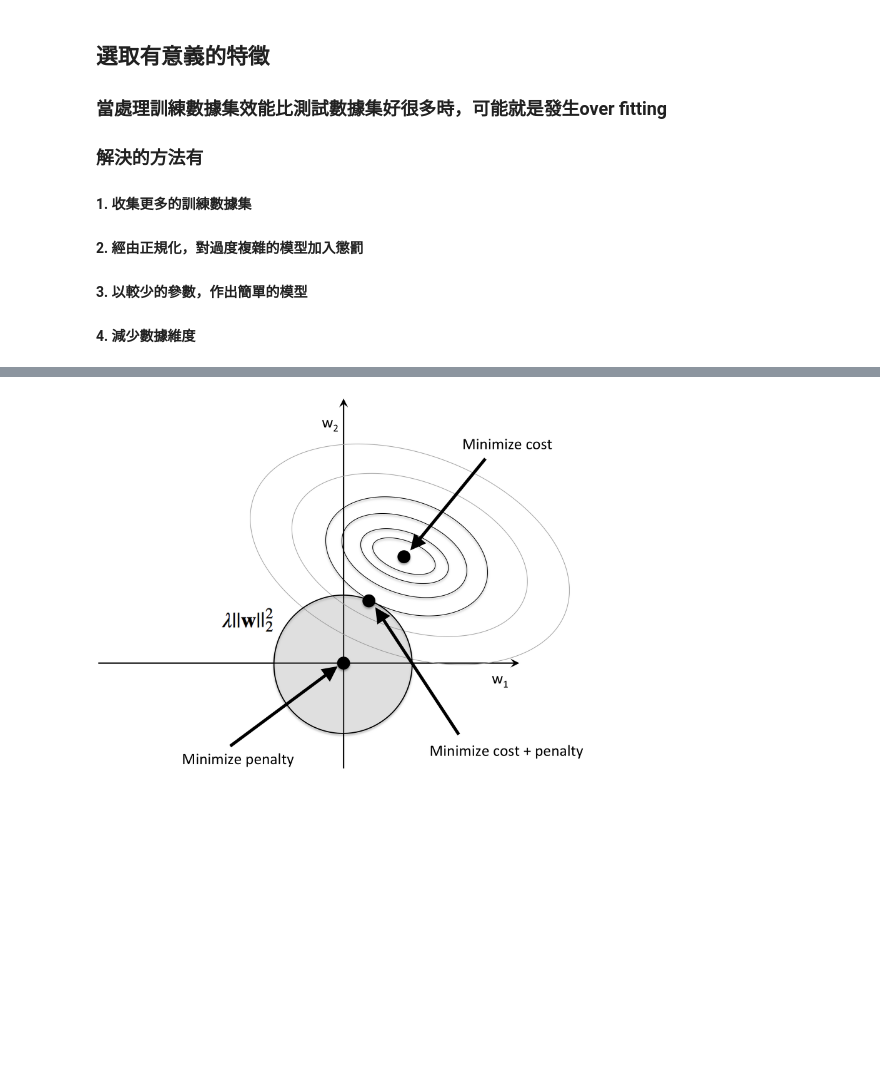
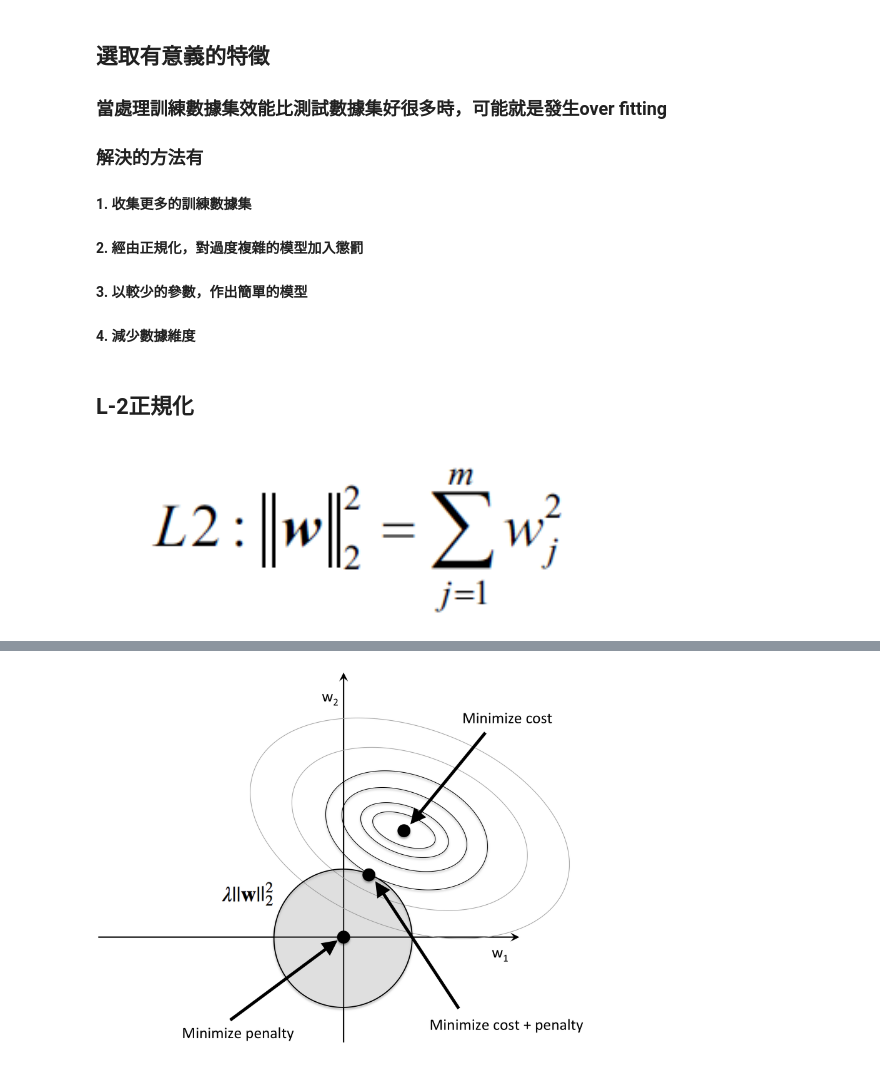
Before and after one commit to chunfang0503/course, a Jupyter notebook: Chapter 4 - Building Good Training Sets – Data Pre-Processing.ipynb, the cells around one changed output, grey strips where cells are left out. Cells and saved outputs as stored; diff of their text form; code cells hidden in the pictures; blank space fills up the shorter version.

```diff
--- a/Chapter 4 - Building Good Training Sets – Data Pre-Processing.ipynb
+++ b/Chapter 4 - Building Good Training Sets – Data Pre-Processing.ipynb
@@ -365,4 +377,10 @@ ex
 #### 2. 經由正規化，對過度複雜的模型加入懲罰
 #### 3. 以較少的參數，作出簡單的模型
 #### 4. 減少數據維度
+# %% [markdown]
+## L-2正規化
+# %%
+Image(filename='./images/04_20.png', width=500)
+# %% [output]
+[figure, added]
 # %% [markdown]
```
Also changed, not shown: parts of 14 cells of this notebook.
